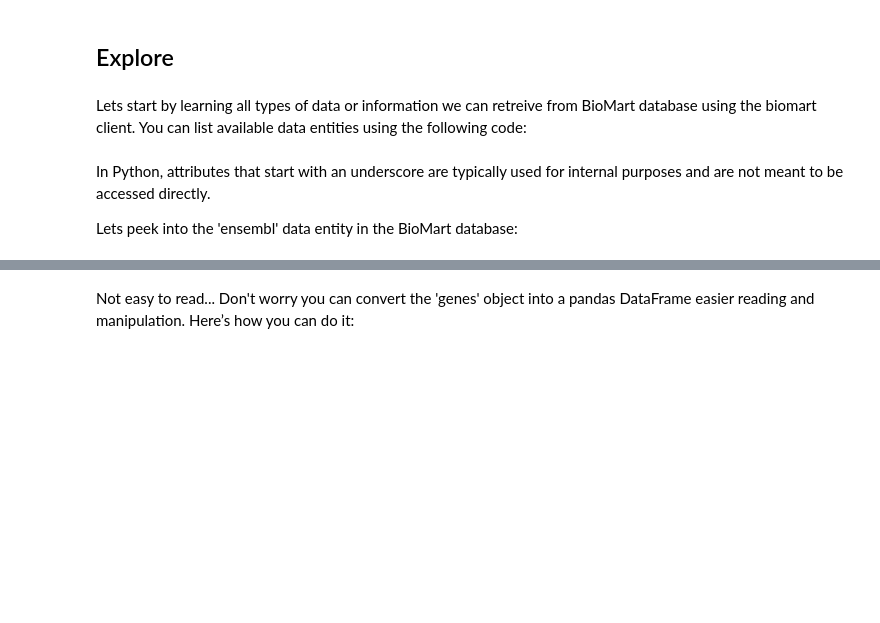
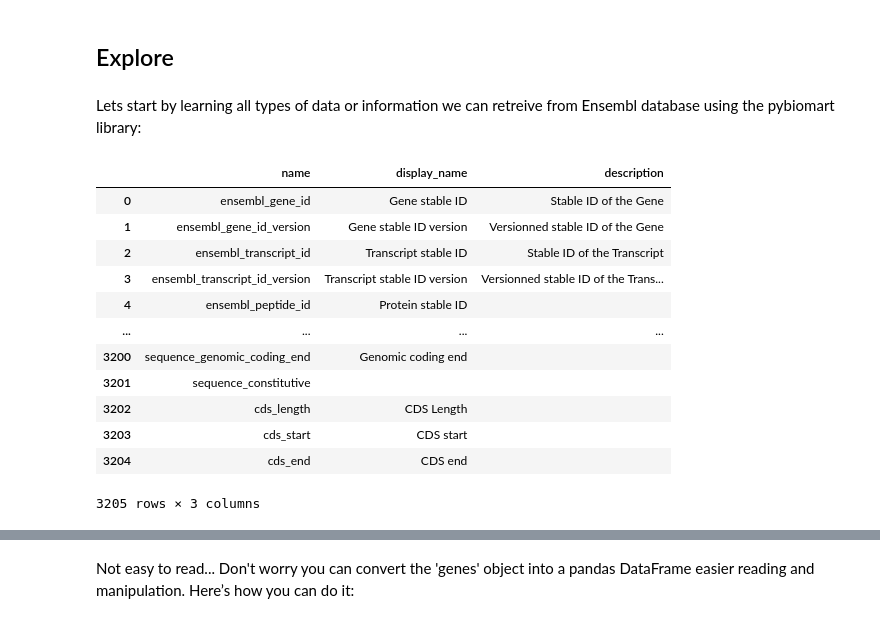
Before and after one commit to nunososorio/bhs, a Jupyter notebook: NSO_PracticalClass_II.ipynb, the cells around one changed output, grey strips where cells are left out. Cells and saved outputs as stored; diff of their text form; code cells hidden in the pictures; blank space fills up the shorter version.

```diff
--- a/NSO_PracticalClass_II.ipynb
+++ b/NSO_PracticalClass_II.ipynb
@@ -44,4 +44,4 @@ import
 # %% [markdown]
 ## Explore
 # %% [markdown]
-Lets start by learning all types of data or information we can retreive from BioMart database using the biomart client. You can list available data entities using the following code:
+Lets start by learning all types of data or information we can retreive from Ensembl database using the pybiomart library:
@@ -53,4 +47,0 @@ available_resources
-# %% [markdown]
-In Python, attributes that start with an underscore are typically used for internal purposes and are not meant to be accessed directly.
-
-Lets peek into the 'ensembl' data entity in the BioMart database:
@@ -60 +48,27 @@ ensembl
+# %%
+from pybiomart import Server
+
+# Connect to the server
+server = Server(host='http://www.ensembl.org')
+
+# Select the human dataset
+dataset = server.marts['ENSEMBL_MART_ENSEMBL'].datasets['hsapiens_gene_ensembl']
+
+# List all available attributes
+attributes = dataset.list_attributes()
+attributes
+# %% [output]
+|  | name | display_name | description |
+| 0 | ensembl_gene_id | Gene stable ID | Stable ID of the Gene |
+| 1 | ensembl_gene_id_version | Gene stable ID version | Versionned stable ID of the Gene |
+| 2 | ensembl_transcript_id | Transcript stable ID | Stable ID of the Transcript |
+| 3 | ensembl_transcript_id_version | Transcript stable ID version | Versionned stable ID of the Trans... |
+| 4 | ensembl_peptide_id | Protein stable ID |  |
+| ... | ... | ... | ... |
+| 3200 | sequence_genomic_coding_end | Genomic coding end |  |
+| 3201 | sequence_constitutive |  |  |
+| 3202 | cds_length | CDS Length |  |
+| 3203 | cds_start | CDS start |  |
+| 3204 | cds_end | CDS end |  |
+3205 rows × 3 columns
 # %% [markdown]
```
Also changed, not shown: parts of 10 cells of this notebook.
